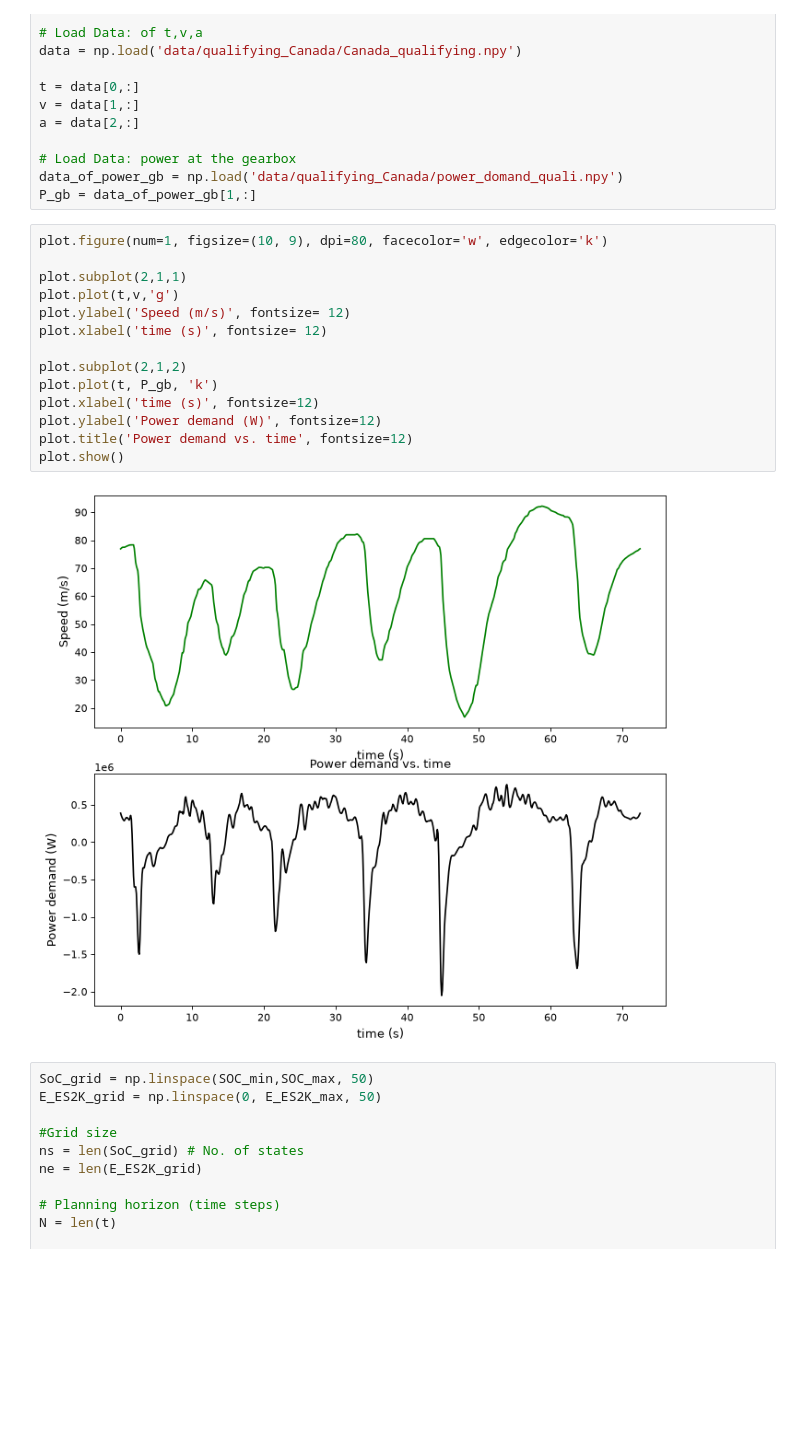
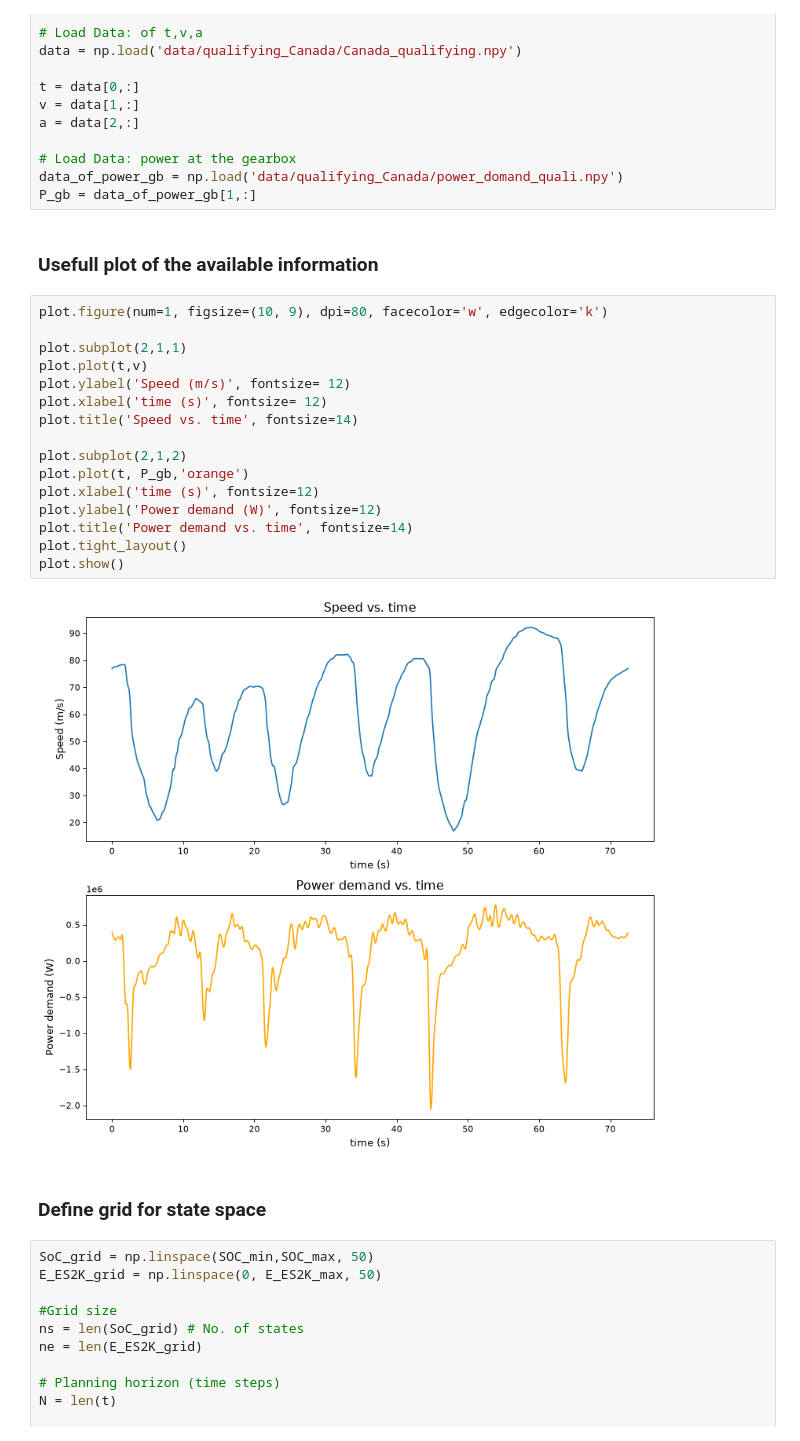
Before and after one commit to tommasoandina1/thermal-aware-ems-f1, a Jupyter notebook: controller/01_single_lap_DP.ipynb, the cells around one changed output. Drawn from its saved outputs; the diff is of its cells as text; blank space fills up the shorter version.

```diff
--- a/controller/01_single_lap_DP.ipynb
+++ b/controller/01_single_lap_DP.ipynb
@@ -104,22 +106,28 @@ a = data[2,:]
 # Load Data: power at the gearbox
 data_of_power_gb = np.load('data/qualifying_Canada/power_domand_quali.npy')
 P_gb = data_of_power_gb[1,:]
+# %% [markdown]
+### Usefull plot of the available information
 # %%
 plot.figure(num=1, figsize=(10, 9), dpi=80, facecolor='w', edgecolor='k')
 
 plot.subplot(2,1,1)
-plot.plot(t,v,'g')
+plot.plot(t,v)
 plot.ylabel('Speed (m/s)', fontsize= 12)
 plot.xlabel('time (s)', fontsize= 12)
+plot.title('Speed vs. time', fontsize=14)
 
 plot.subplot(2,1,2)
-plot.plot(t, P_gb, 'k')
+plot.plot(t, P_gb,'orange')
 plot.xlabel('time (s)', fontsize=12)
 plot.ylabel('Power demand (W)', fontsize=12)
-plot.title('Power demand vs. time', fontsize=12)
+plot.title('Power demand vs. time', fontsize=14)
+plot.tight_layout()
 plot.show()
 # %% [output]
-[figure, old version]
+[figure, new version]
+# %% [markdown]
+### Define grid for state space
 # %%
 SoC_grid = np.linspace(SOC_min,SOC_max, 50)
 E_ES2K_grid = np.linspace(0, E_ES2K_max, 50)
```
Also changed, not shown: parts of 9 cells of this notebook, 2 other files.
